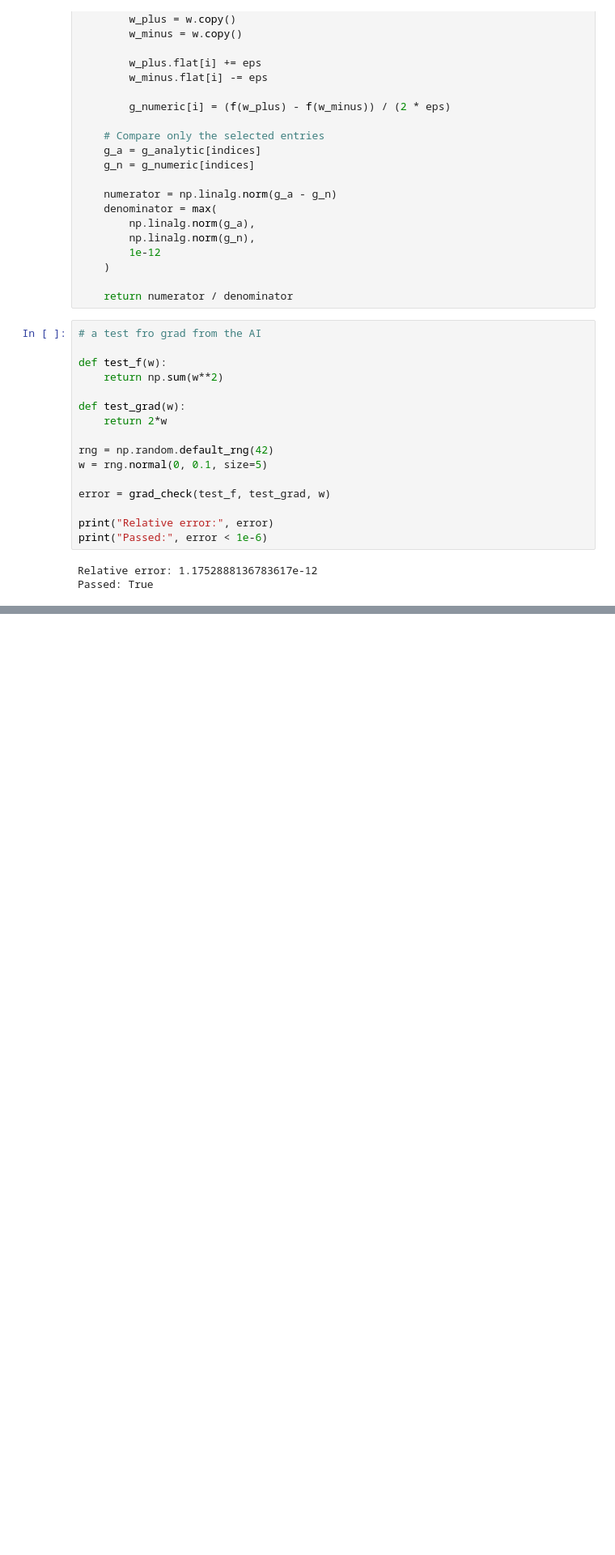
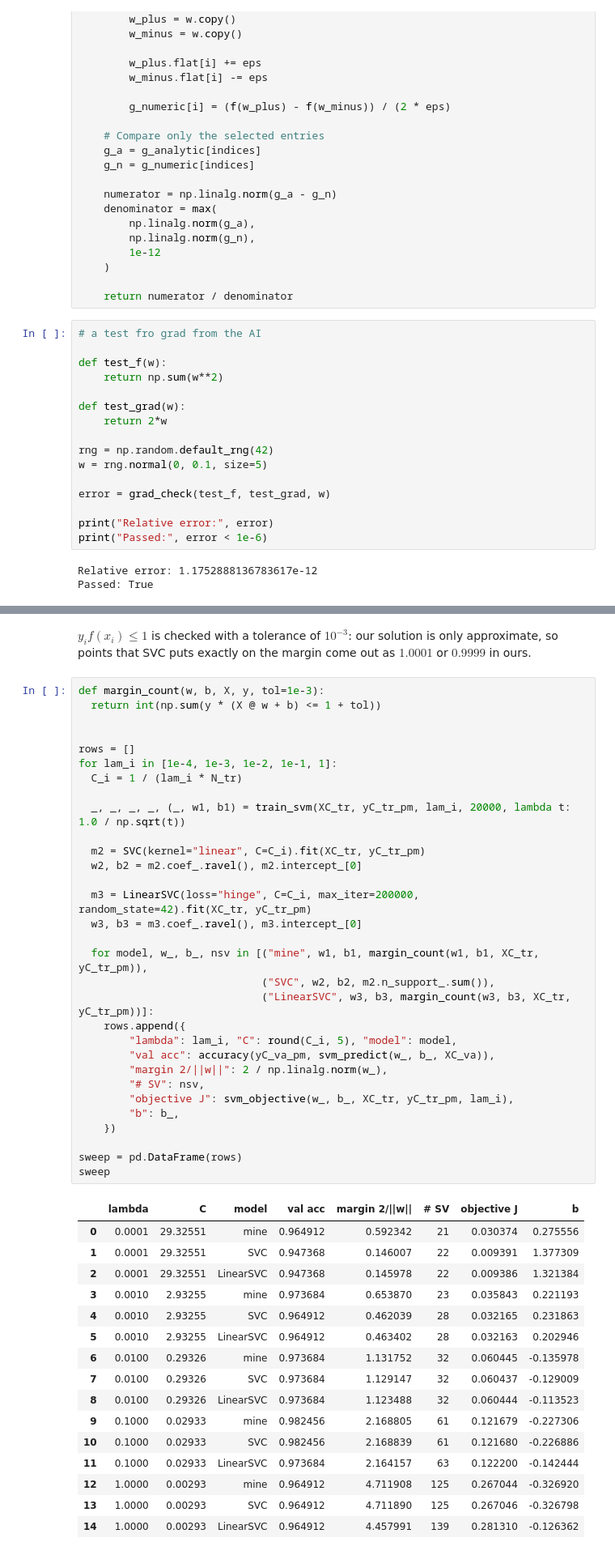
Before and after one commit to Ziad-Gebril/Linear-Models-and-Support-Vector-Machines, a Jupyter notebook: ML_assignment_2.ipynb, the cells around one changed output, grey strips where cells are left out. Shown at 81% size. Drawn from its saved outputs; the diff is of its cells as text; blank space fills up the shorter version.

```diff
--- a/ML_assignment_2.ipynb
+++ b/ML_assignment_2.ipynb
@@ -455,0 +622,50 @@ Passed: True
+# %% [markdown]
+$y_if(x_i) \le 1$ is checked with a tolerance of $10^{-3}$: our solution is only approximate, so points that SVC puts exactly on the margin come out as $1.0001$ or $0.9999$ in ours.
+# %%
+def margin_count(w, b, X, y, tol=1e-3):
+  return int(np.sum(y * (X @ w + b) <= 1 + tol))
+
+
+rows = []
+for lam_i in [1e-4, 1e-3, 1e-2, 1e-1, 1]:
+  C_i = 1 / (lam_i * N_tr)
+
+  _, _, _, _, (_, w1, b1) = train_svm(XC_tr, yC_tr_pm, lam_i, 20000, lambda t: 1.0 / np.sqrt(t))
+
+  m2 = SVC(kernel="linear", C=C_i).fit(XC_tr, yC_tr_pm)
+  w2, b2 = m2.coef_.ravel(), m2.intercept_[0]
+
+  m3 = LinearSVC(loss="hinge", C=C_i, max_iter=200000, random_state=42).fit(XC_tr, yC_tr_pm)
+  w3, b3 = m3.coef_.ravel(), m3.intercept_[0]
+
+  for model, w_, b_, nsv in [("mine", w1, b1, margin_count(w1, b1, XC_tr, yC_tr_pm)),
+                             ("SVC", w2, b2, m2.n_support_.sum()),
+                             ("LinearSVC", w3, b3, margin_count(w3, b3, XC_tr, yC_tr_pm))]:
+    rows.append({
+        "lambda": lam_i, "C": round(C_i, 5), "model": model,
+        "val acc": accuracy(yC_va_pm, svm_predict(w_, b_, XC_va)),
+        "margin 2/||w||": 2 / np.linalg.norm(w_),
+        "# SV": nsv,
+        "objective J": svm_objective(w_, b_, XC_tr, yC_tr_pm, lam_i),
+        "b": b_,
+    })
+
+sweep = pd.DataFrame(rows)
+sweep
+# %% [output]
+|  | lambda | C | model | val acc | margin 2/||w|| | # SV | objective J | b |
+| 0 | 0.0001 | 29.32551 | mine | 0.964912 | 0.592342 | 21 | 0.030374 | 0.275556 |
+| 1 | 0.0001 | 29.32551 | SVC | 0.947368 | 0.146007 | 22 | 0.009391 | 1.377309 |
+| 2 | 0.0001 | 29.32551 | LinearSVC | 0.947368 | 0.145978 | 22 | 0.009386 | 1.321384 |
+| 3 | 0.0010 | 2.93255 | mine | 0.973684 | 0.653870 | 23 | 0.035843 | 0.221193 |
+| 4 | 0.0010 | 2.93255 | SVC | 0.964912 | 0.462039 | 28 | 0.032165 | 0.231863 |
+| 5 | 0.0010 | 2.93255 | LinearSVC | 0.964912 | 0.463402 | 28 | 0.032163 | 0.202946 |
+| 6 | 0.0100 | 0.29326 | mine | 0.973684 | 1.131752 | 32 | 0.060445 | -0.135978 |
+| 7 | 0.0100 | 0.29326 | SVC | 0.973684 | 1.129147 | 32 | 0.060437 | -0.129009 |
+| 8 | 0.0100 | 0.29326 | LinearSVC | 0.973684 | 1.123488 | 32 | 0.060444 | -0.113523 |
+| 9 | 0.1000 | 0.02933 | mine | 0.982456 | 2.168805 | 61 | 0.121679 | -0.227306 |
+| 10 | 0.1000 | 0.02933 | SVC | 0.982456 | 2.168839 | 61 | 0.121680 | -0.226886 |
+| 11 | 0.1000 | 0.02933 | LinearSVC | 0.973684 | 2.164157 | 63 | 0.122200 | -0.142444 |
+| 12 | 1.0000 | 0.00293 | mine | 0.964912 | 4.711908 | 125 | 0.267044 | -0.326920 |
+| 13 | 1.0000 | 0.00293 | SVC | 0.964912 | 4.711890 | 125 | 0.267046 | -0.326798 |
+| 14 | 1.0000 | 0.00293 | LinearSVC | 0.964912 | 4.457991 | 139 | 0.281310 | -0.126362 |
```
Also changed, not shown: parts of 32 cells of this notebook.
